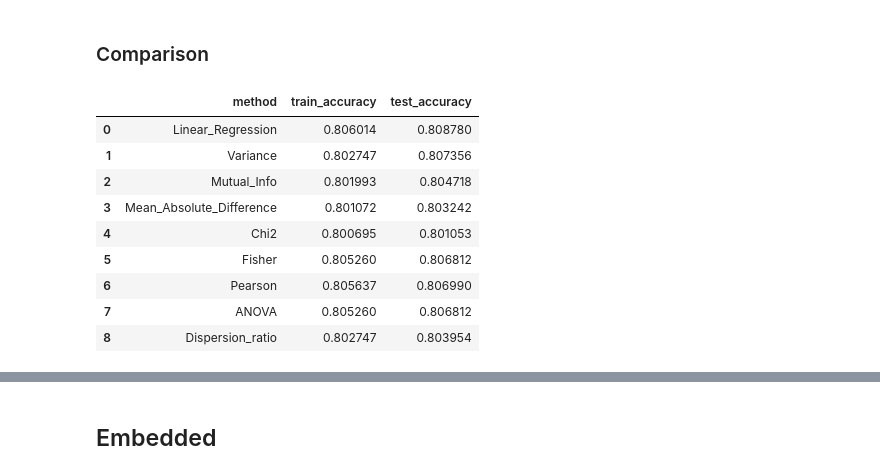
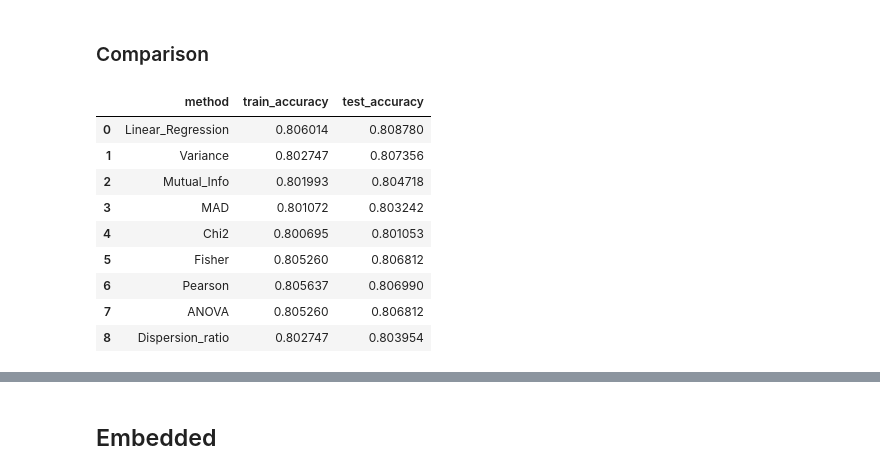
Before and after one commit to markoandjel/Preprocessing, a Jupyter notebook: I seminarski rad/Feature_Selection_Marko_Andjelkovic_1809.ipynb, the cells around one changed output, grey strips where cells are left out. Drawn from its saved outputs; the diff is of its cells as text; code cells hidden in the pictures.

```diff
--- a/I seminarski rad/Feature_Selection_Marko_Andjelkovic_1809.ipynb
+++ b/I seminarski rad/Feature_Selection_Marko_Andjelkovic_1809.ipynb
@@ -646,7 +624,7 @@ variance_details.head(10)
 | 54 | customer_type_Group | 0.004810 | False |
 | 38 | reserved_room_type_H | 0.005009 | False |
 # %%
-y_test_var, y_pred_var, train_acc_var, test_acc_var = run_logistic_regression(df_scaled[selected_features], df['is_canceled'])
+y_test_var, y_pred_var, train_acc_var, test_acc_var = run_logistic_regression(df_scaled[selected_features_var], df['is_canceled'])
 # %% [output]
 Train Accuracy: 0.8050506742608259
 Test Accuracy : 0.8073564518155547
@@ -1335,28 +1313,28 @@ Removed features: ['lead_time', 'arrival_date_month', 'arrival_date_week_number'
 # %%
 methods = {
     "Linear_Regression":(train_acc_lr, test_acc_lr),
     "Variance":(train_acc_dr, test_acc_var),
     "Mutual_Info": (train_acc_mi, test_acc_mi),
-    "Mean_Absolute_Difference":(train_acc_mad,test_acc_mad),
+    "MAD":(train_acc_mad,test_acc_mad),
     "Chi2": (train_acc_chi, test_acc_chi),
     "Fisher": (train_acc_fisher, test_acc_fisher),
     "Pearson": (train_acc_person, test_acc_person),
     "ANOVA": (train_acc_anova, test_acc_anova),
     "Dispersion_ratio": (train_acc_dr, test_acc_dr)
 }
 
 df_plot = pd.DataFrame(
     [(m, v[0], v[1]) for m, v in methods.items()],
     columns=["method", "train_accuracy", "test_accuracy"]
 )
 
 df_plot
 # %% [output]
 |  | method | train_accuracy | test_accuracy |
 | 0 | Linear_Regression | 0.806014 | 0.808780 |
 | 1 | Variance | 0.802747 | 0.807356 |
 | 2 | Mutual_Info | 0.801993 | 0.804718 |
-| 3 | Mean_Absolute_Difference | 0.801072 | 0.803242 |
+| 3 | MAD | 0.801072 | 0.803242 |
 | 4 | Chi2 | 0.800695 | 0.801053 |
 | 5 | Fisher | 0.805260 | 0.806812 |
 | 6 | Pearson | 0.805637 | 0.806990 |
```
Also changed, not shown: parts of 28 cells of this notebook, 1 other file.
